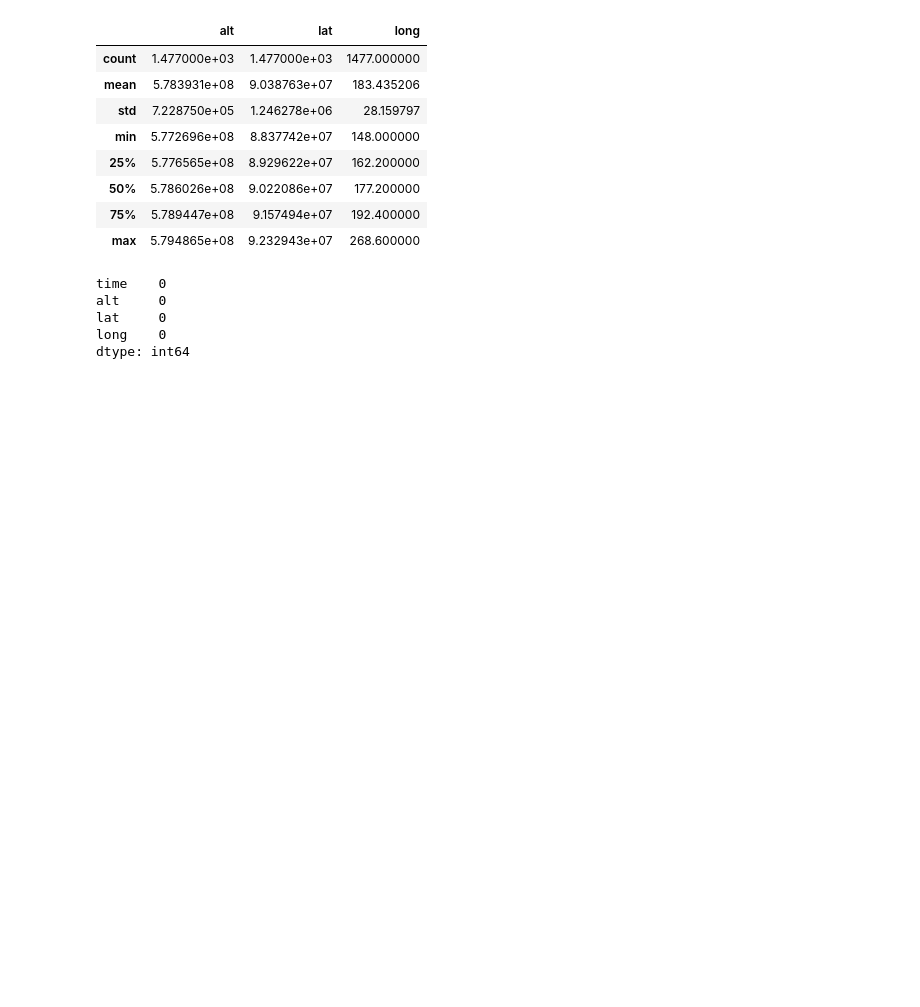
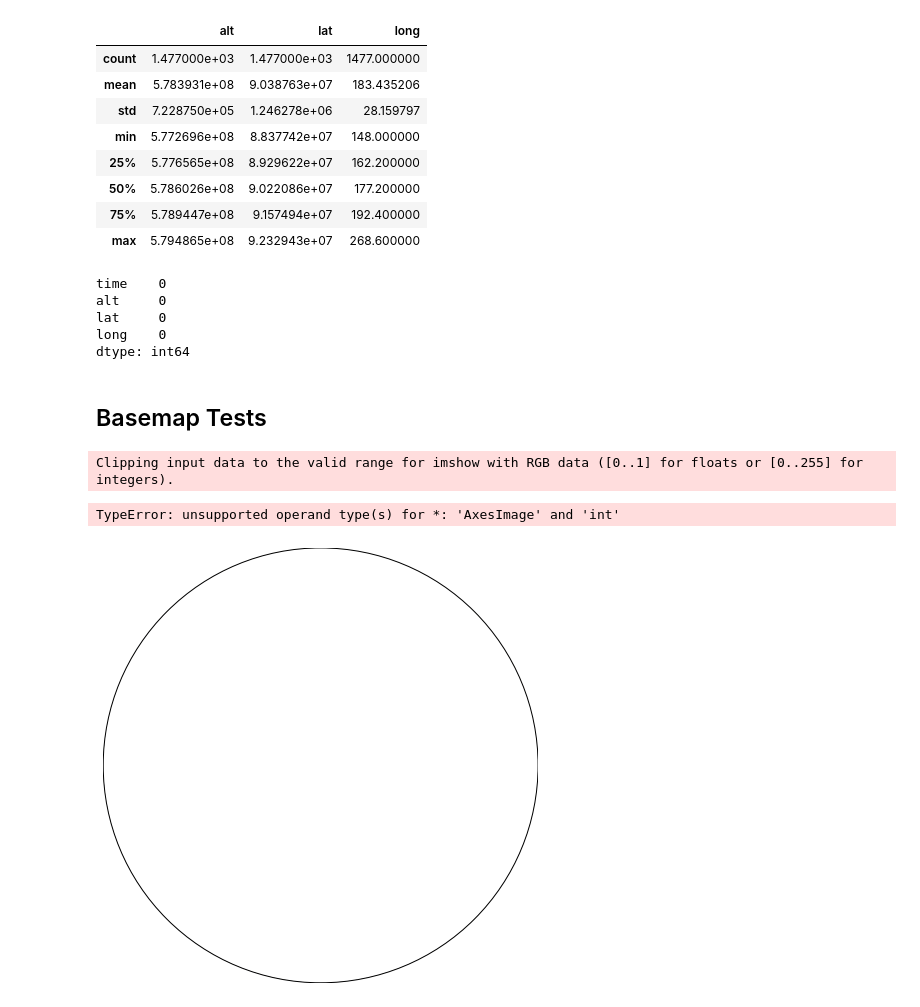
Before and after one commit to FABallemand/ProjetIngenieur, a Jupyter notebook: helbert/data/2023_03_02/data_analysis.ipynb, the cells around one changed output. Saved outputs shown, nothing was run; the diff lists cells and outputs as text; code cells hidden in the pictures; blank space fills up the shorter version.

Commit message:
Tests

```diff
--- a/helbert/data/2023_03_02/data_analysis.ipynb
+++ b/helbert/data/2023_03_02/data_analysis.ipynb
@@ -140,3 +163,17 @@ alt     0
 lat     0
 long    0
 dtype: int64
+# %% [markdown]
+## Basemap Tests
+# %%
+import numpy as np
+import matplotlib.pyplot as plt
+from mpl_toolkits.basemap import Basemap
+
+plt.figure(figsize=(8, 8))
+m = Basemap(projection='ortho', resolution=None, lat_0=50, lon_0=-100)
+m.bluemarble(scale=0.5)
+# %% [output]
+Clipping input data to the valid range for imshow with RGB data ([0..1] for floats or [0..255] for integers).
+TypeError: unsupported operand type(s) for *: 'AxesImage' and 'int'
+[figure, added]
```
Also changed, not shown: parts of 2 cells of this notebook, 1 other file.
